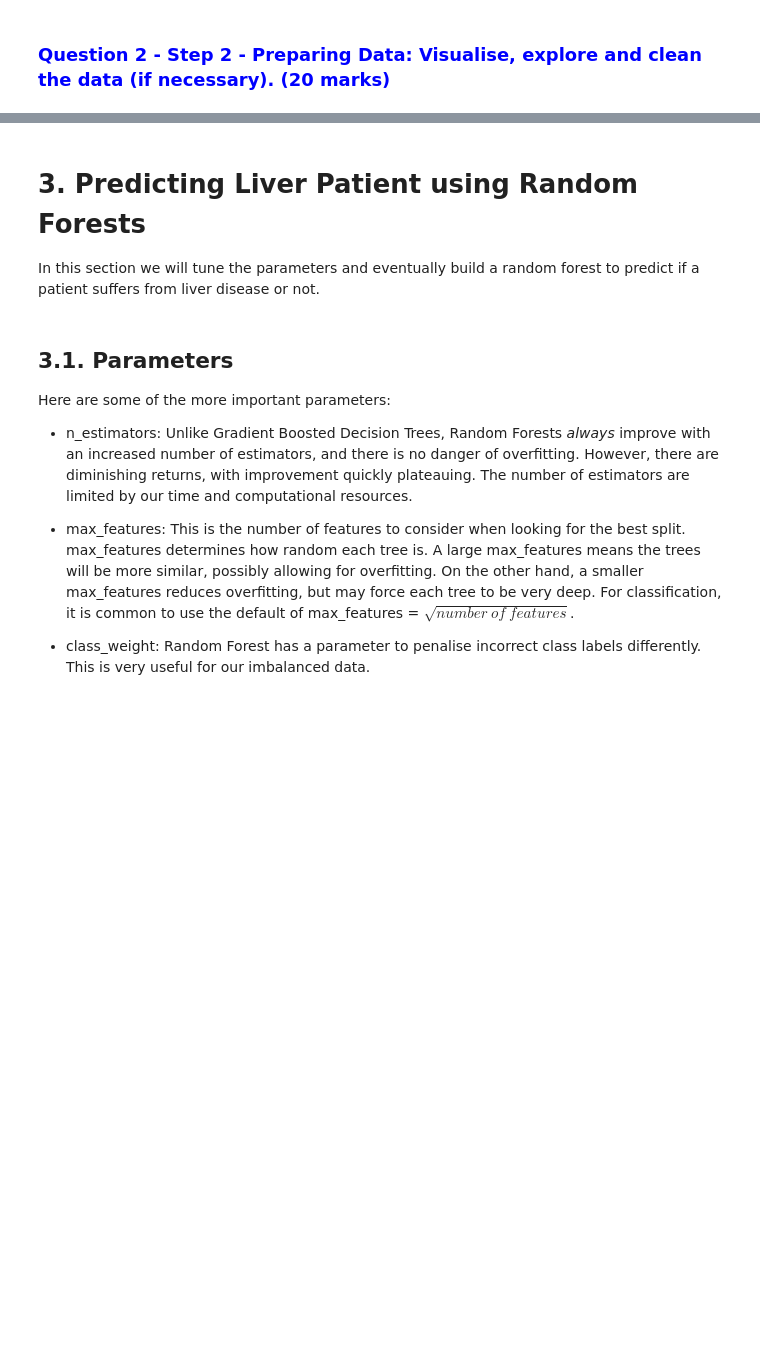
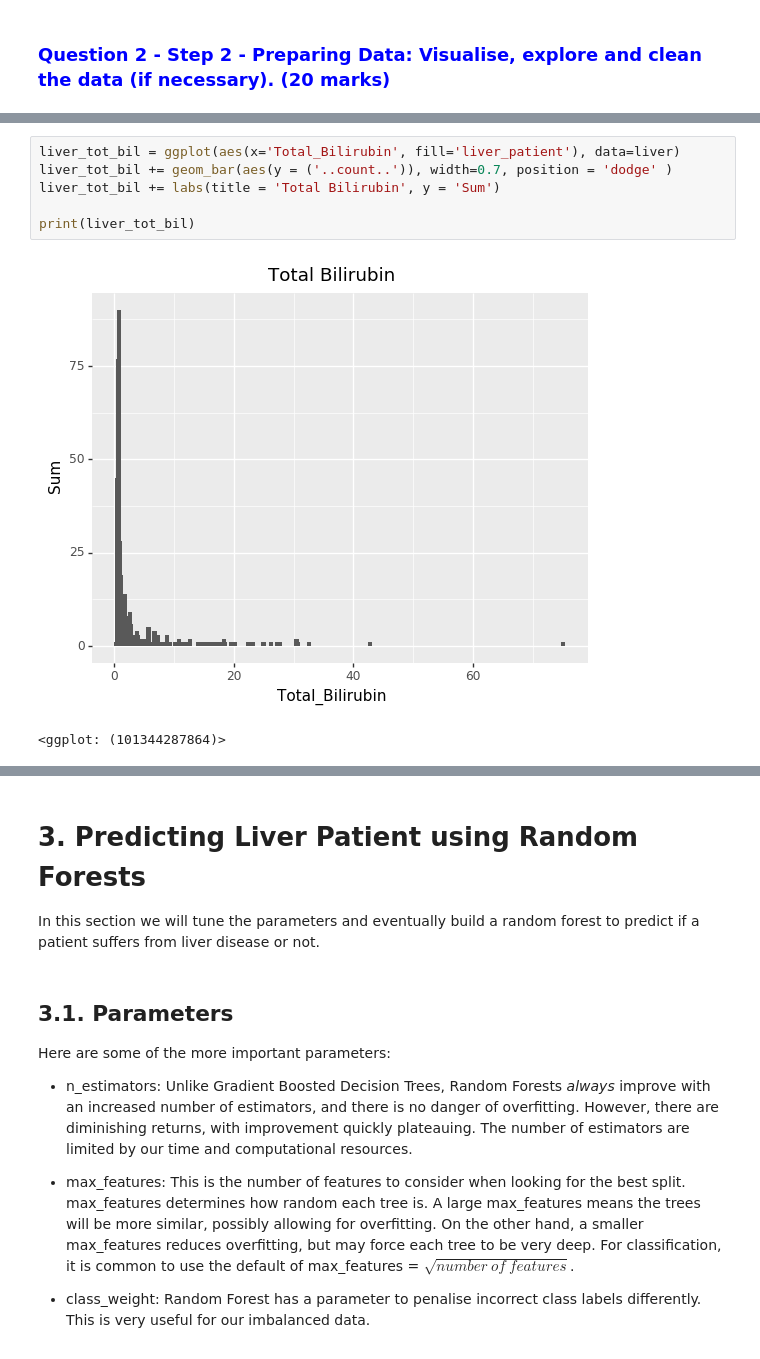
Before and after one commit to akruskal/Random_forest_ML_Python, a Jupyter notebook: Chapter04-Assessment.ipynb, the cells around one changed output, grey strips where cells are left out. Drawn from its saved outputs; the diff is of its cells as text; blank space fills up the shorter version.

```diff
--- a/Chapter04-Assessment.ipynb
+++ b/Chapter04-Assessment.ipynb
@@ -128,0 +163,9 @@ y = liver[['liver_patient']].values
+# %%
+liver_tot_bil = ggplot(aes(x='Total_Bilirubin', fill='liver_patient'), data=liver)
+liver_tot_bil += geom_bar(aes(y = ('..count..')), width=0.7, position = 'dodge' )
+liver_tot_bil += labs(title = 'Total Bilirubin', y = 'Sum')
+
+print(liver_tot_bil)
+# %% [output]
+[figure, added]
+<ggplot: (101344287864)>
```
Also changed, not shown: parts of 21 cells of this notebook, 2 other files.
